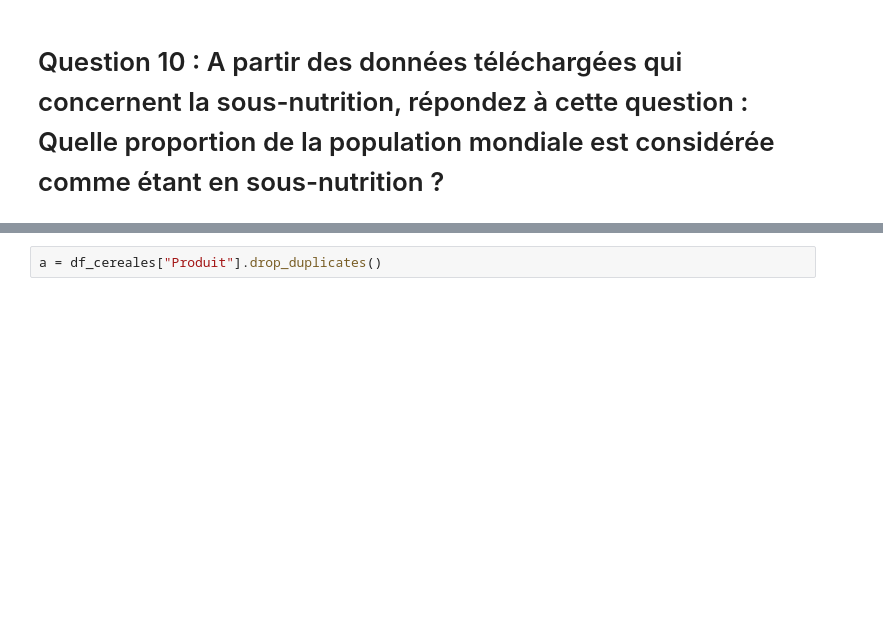
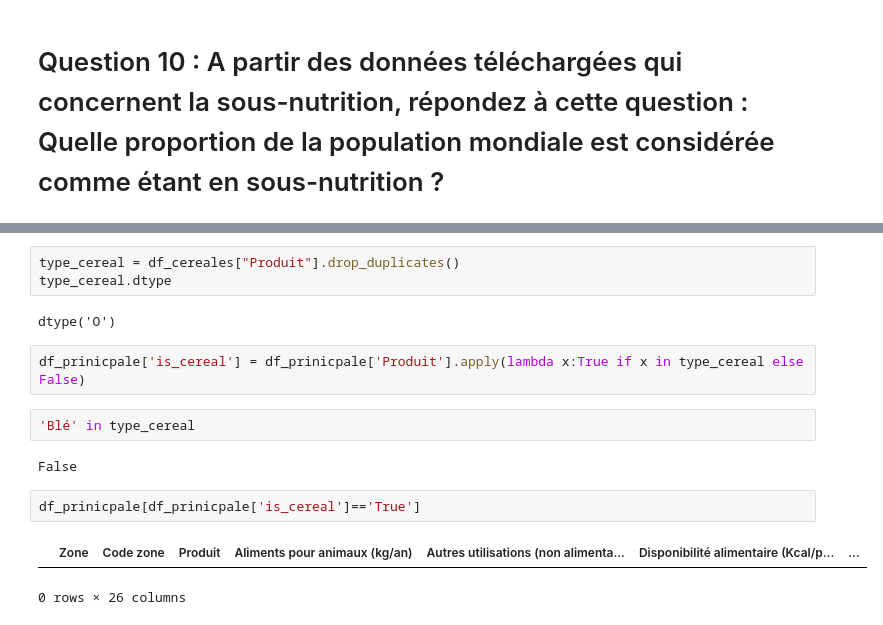
Before and after one commit to boublenza/Formation_OC, a Jupyter notebook: Projet3.ipynb, the cells around one changed output, grey strips where cells are left out. Drawn from its saved outputs; the diff is of its cells as text; blank space fills up the shorter version.

```diff
--- a/Projet3.ipynb
+++ b/Projet3.ipynb
@@ -523,2 +549,16 @@ pourcentage_nourris_disponibilite_sans_perte_vegetal_proteine = 165.604332397249
 # %%
-a = df_cereales["Produit"].drop_duplicates()
+type_cereal = df_cereales["Produit"].drop_duplicates()
+type_cereal.dtype
+# %% [output]
+dtype('O')
+# %%
+df_prinicpale['is_cereal'] = df_prinicpale['Produit'].apply(lambda x:True if x in type_cereal else False)
+# %%
+'Blé' in type_cereal
+# %% [output]
+False
+# %%
+df_prinicpale[df_prinicpale['is_cereal']=='True']
+# %% [output]
+|  | Zone | Code zone | Produit | Aliments pour animaux (kg/an) | Autres utilisations (non alimenta... | Disponibilité alimentaire (Kcal/p... | ... |
+0 rows × 26 columns
```
Also changed, not shown: parts of 10 cells of this notebook.
